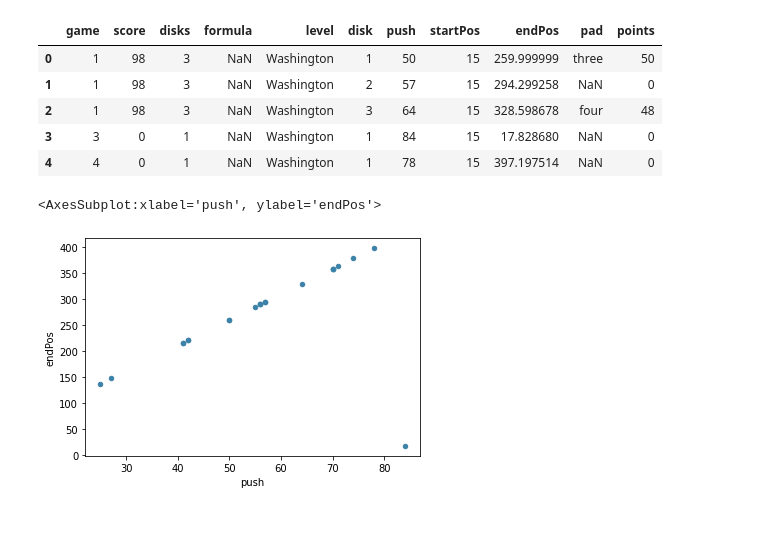
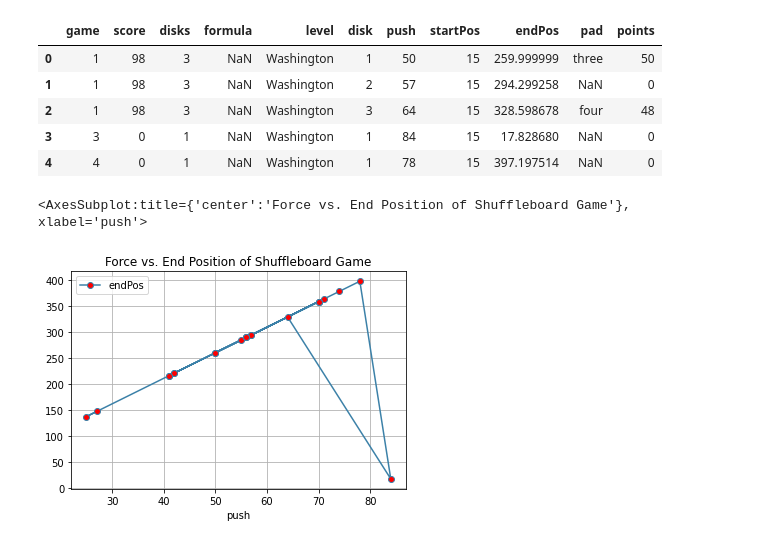
Before and after one commit to jasperjjhe/Oxbridge-CamTrad-Data-Science-2022, a Jupyter notebook: intro-guess.ipynb, the cells around one changed output. Drawn from its saved outputs; the diff is of its cells as text; code cells hidden in the pictures.

```diff
--- a/intro-guess.ipynb
+++ b/intro-guess.ipynb
@@ -75,7 +75,7 @@ df_game.head()
 | 3 | 3 | 0 | 1 | NaN | Washington | 1 | 84 | 15 | 17.828680 | NaN | 0 |
 | 4 | 4 | 0 | 1 | NaN | Washington | 1 | 78 | 15 | 397.197514 | NaN | 0 |
 # %%
-df_game.plot(x = "push", y = "endPos", kind = "scatter", color = "#3c81a8")
+df_game.plot(x = "push", y = "endPos", style = ".-", color = "#3c81a8", title = "Force vs. End Position of Shuffleboard Game", grid = True, marker = "o", markerfacecolor = 'red')
 # %% [output]
-<AxesSubplot:xlabel='push', ylabel='endPos'>
+<AxesSubplot:title={'center':'Force vs. End Position of Shuffleboard Game'}, xlabel='push'>
-[figure, old version]
+[figure, new version]
```
